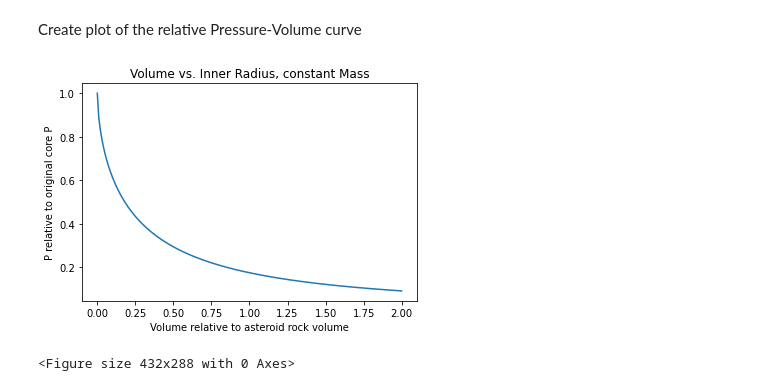
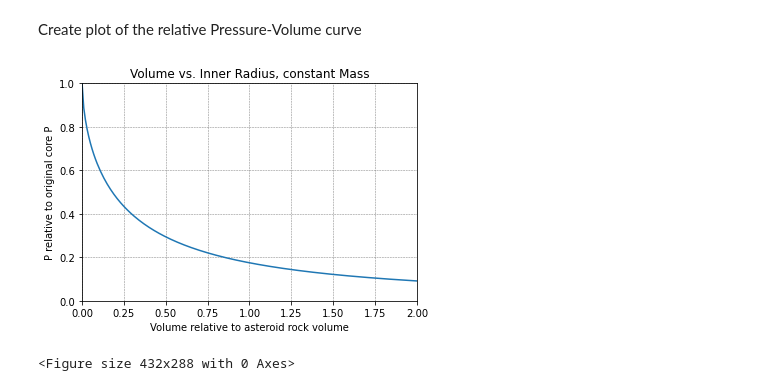
Before and after one commit to AlanCoding/gravitational-balloon-mathematics, a Jupyter notebook: content/Pressure_Volume_Curve.ipynb, the cells around one changed output. Saved outputs shown, nothing was run; the diff lists cells and outputs as text; code cells hidden in the pictures.

```diff
--- a/content/Pressure_Volume_Curve.ipynb
+++ b/content/Pressure_Volume_Curve.ipynb
@@ -58,14 +60,16 @@ Create plot of the relative Pressure-Volume curve
 # %%
 V_values = [rel * V0 for rel in relative_values]
 PV_values = [P_VM(V, M) / P_VM(0., M) for V in V_values]
 
 plt.plot(relative_values, PV_values)
 plt.title('Volume vs. Inner Radius, constant Mass')
 plt.ylabel('P relative to original core P')
 plt.xlabel('Volume relative to asteroid rock volume')
+plt.grid(color = 'grey', linestyle = '--', linewidth = 0.5)
+plt.axis([0., 2., 0., 1.])
 plt.show()
 # %% [output]
-[figure, old version]
+[figure, new version]
 # %%
 plt.clf()
 # %% [output]
```
Also changed, not shown: parts of 1 cell of this notebook, 5 other files.
